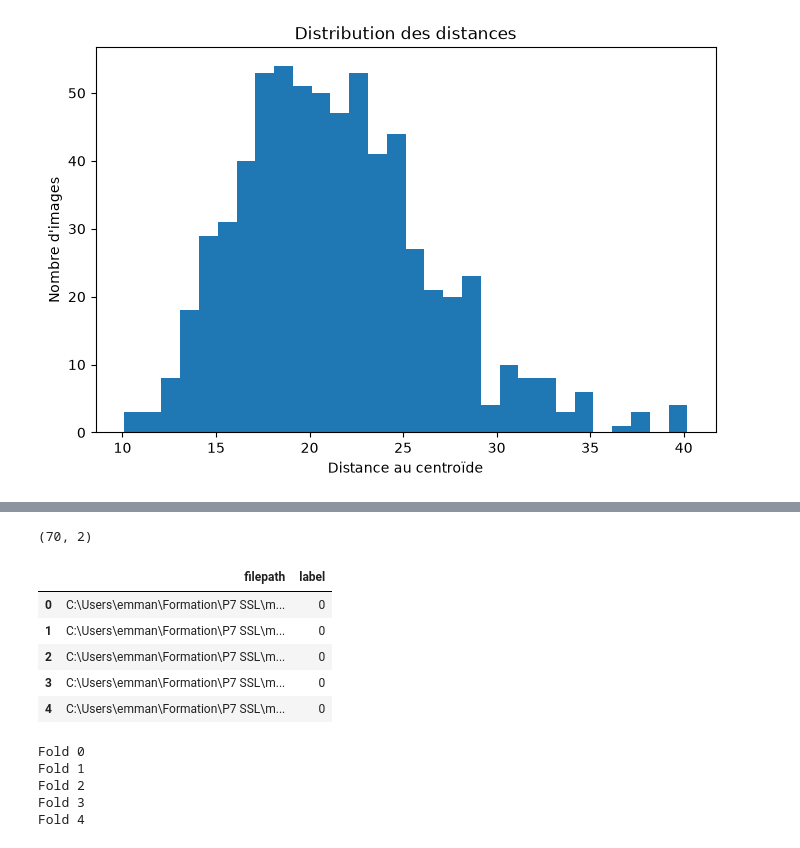
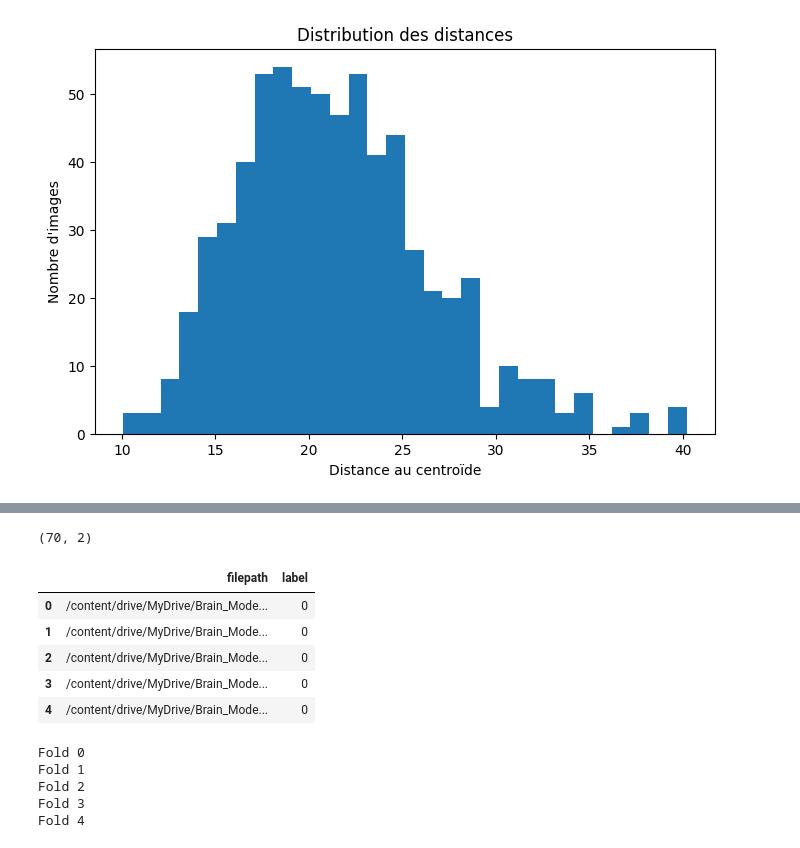
Before and after one commit to ManuHoudin/Brain_SSL, a Jupyter notebook: Brain_Modelling/Semi_supervised_labelling.ipynb, the cells around one changed output, grey strips where cells are left out. Saved outputs shown, nothing was run; the diff lists cells and outputs as text; code cells hidden in the pictures.

```diff
--- a/Brain_Modelling/Semi_supervised_labelling.ipynb
+++ b/Brain_Modelling/Semi_supervised_labelling.ipynb
@@ -132,35 +152,35 @@ Name: proportion, dtype: float64
 # %%
 # Récupération du df avec images labellisées en vue top
 from pathlib import Path
 import pandas as pd
 
-ROOT = Path(r"C:\Users\emman\Formation\P7 SSL\mri_dataset_brain_cancer_oc\avec_labels")
+ROOT = Path(r"/content/drive/MyDrive/Brain_Modelling/mri_dataset_brain_cancer_oc/avec_labels")
 
 rows = []
 
 for label_name, label in [("normal", 0), ("cancer", 1)]:
 
     folder = ROOT / label_name / "top"
 
     for ext in ["*.png", "*.jpg", "*.jpeg", "*.bmp", "*.tif"]:
         for img_path in folder.glob(ext):
             rows.append({
                 "filepath": str(img_path),
                 "label": label
             })
 
 df_lab = pd.DataFrame(rows)
 
 print(df_lab.shape)
 df_lab.head()
 # %% [output]
 (70, 2)
 |  | filepath | label |
-| 0 | C:\Users\emman\Formation\P7 SSL\m... | 0 |
-| 1 | C:\Users\emman\Formation\P7 SSL\m... | 0 |
-| 2 | C:\Users\emman\Formation\P7 SSL\m... | 0 |
-| 3 | C:\Users\emman\Formation\P7 SSL\m... | 0 |
-| 4 | C:\Users\emman\Formation\P7 SSL\m... | 0 |
+| 0 | /content/drive/MyDrive/Brain_Mode... | 0 |
+| 1 | /content/drive/MyDrive/Brain_Mode... | 0 |
+| 2 | /content/drive/MyDrive/Brain_Mode... | 0 |
+| 3 | /content/drive/MyDrive/Brain_Mode... | 0 |
+| 4 | /content/drive/MyDrive/Brain_Mode... | 0 |
 # %%
 # Split du jeu labellisé
 from sklearn.model_selection import train_test_split
```
Also changed, not shown: parts of 9 cells of this notebook.
